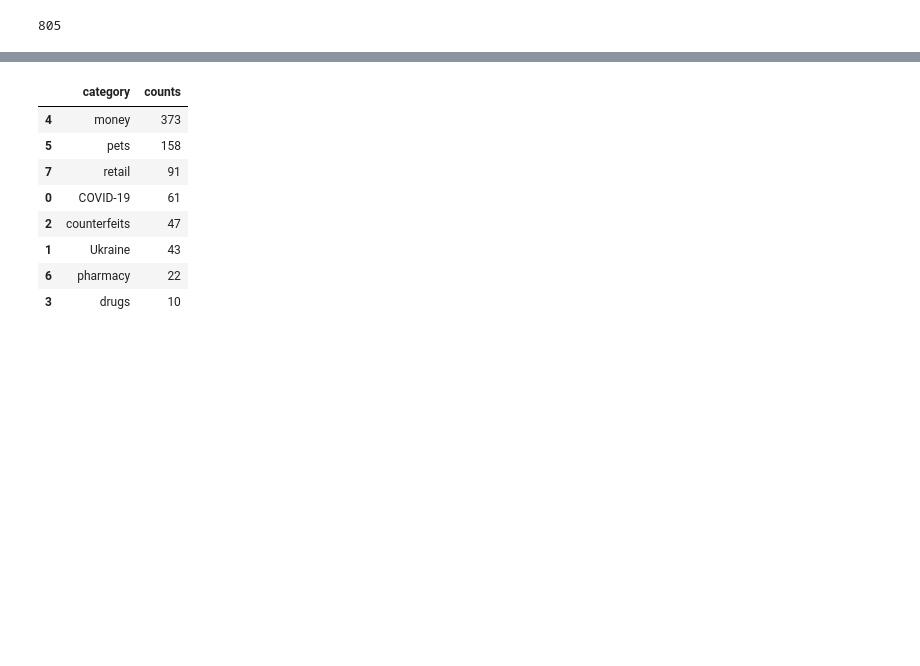
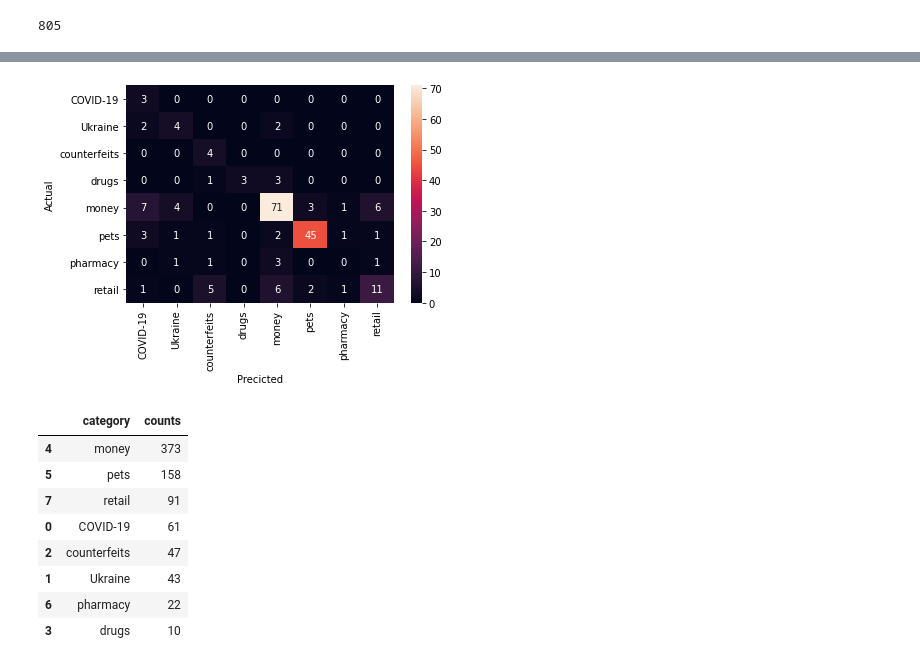
Before and after one commit to ConnorCairns/FraudBoard, a Jupyter notebook: backend/Analysis.ipynb, the cells around one changed output, grey strips where cells are left out. Cells and saved outputs as stored; diff of their text form; code cells hidden in the pictures; blank space fills up the shorter version.

```diff
--- a/backend/Analysis.ipynb
+++ b/backend/Analysis.ipynb
@@ -34,0 +113,5 @@ df['name_servers'] = df['name_servers'].apply(lambda x: 'namecheaphosting.com' i
+# %%
+new_actual = ['money', 'money', 'retail', 'counterfeits', 'money', 'retail', 'money', 'money', 'money', 'money', 'pets', 'Ukraine', 'money', 'retail', 'pets', 'money', 'money', 'pets', 'pets', 'money', 'pets', 'pharmacy', 'pets', 'retail', 'COVID-19', 'pets', 'money', 'pets', 'drugs', 'pets', 'money', 'Ukraine', 'money', 'pets', 'pets', 'money', 'money', 'pets', 'drugs', 'money', 'retail', 'pets', 'money', 'money', 'money', 'money', 'retail', 'money', 'money', 'COVID-19', 'pets', 'retail', 'money', 'retail', 'money', 'pets', 'pets', 'money', 'pets', 'money', 'pets', 'money', 'money', 'money', 'money', 'money', 'money', 'retail', 'pets', 'money', 'pharmacy', 'pets', 'pets', 'pets', 'money', 'pets', 'money', 'pets', 'retail', 'pets', 'money', 'money', 'pets', 'money', 'pets', 'money', 'money', 'money', 'money', 'money', 'money', 'money', 'pets', 'pets', 'pets', 'money', 'drugs', 'money', 'Ukraine', 'pets']
+# %%
+test['actual'] = new_actual
+test[test['actual'] != test['category']].count()
@@ -34,0 +124,2 @@ df['name_servers'] = df['name_servers'].apply(lambda x: 'namecheaphosting.com' i
+# %%
+big = test.append(sample)
@@ -34,0 +139,2 @@ df['name_servers'] = df['name_servers'].apply(lambda x: 'namecheaphosting.com' i
+# %%
+confusion_matrix = pd.crosstab(big['actual'], big['category'], rownames=['Actual'], colnames=['Precicted'])
@@ -35,3 +209,11 @@ df['name_servers'] = df['name_servers'].apply(lambda x: 'namecheaphosting.com' i
+# %%
+import seaborn as sn
+import matplotlib.pyplot as plt
+
+sn.heatmap(confusion_matrix, annot=True)
+plt.show()
+# %% [output]
+[figure, added]
 # %%
 df.groupby(['category']).size().reset_index(name='counts').sort_values('counts', ascending=False)
 # %% [output]
```
Also changed, not shown: parts of 20 cells of this notebook.
